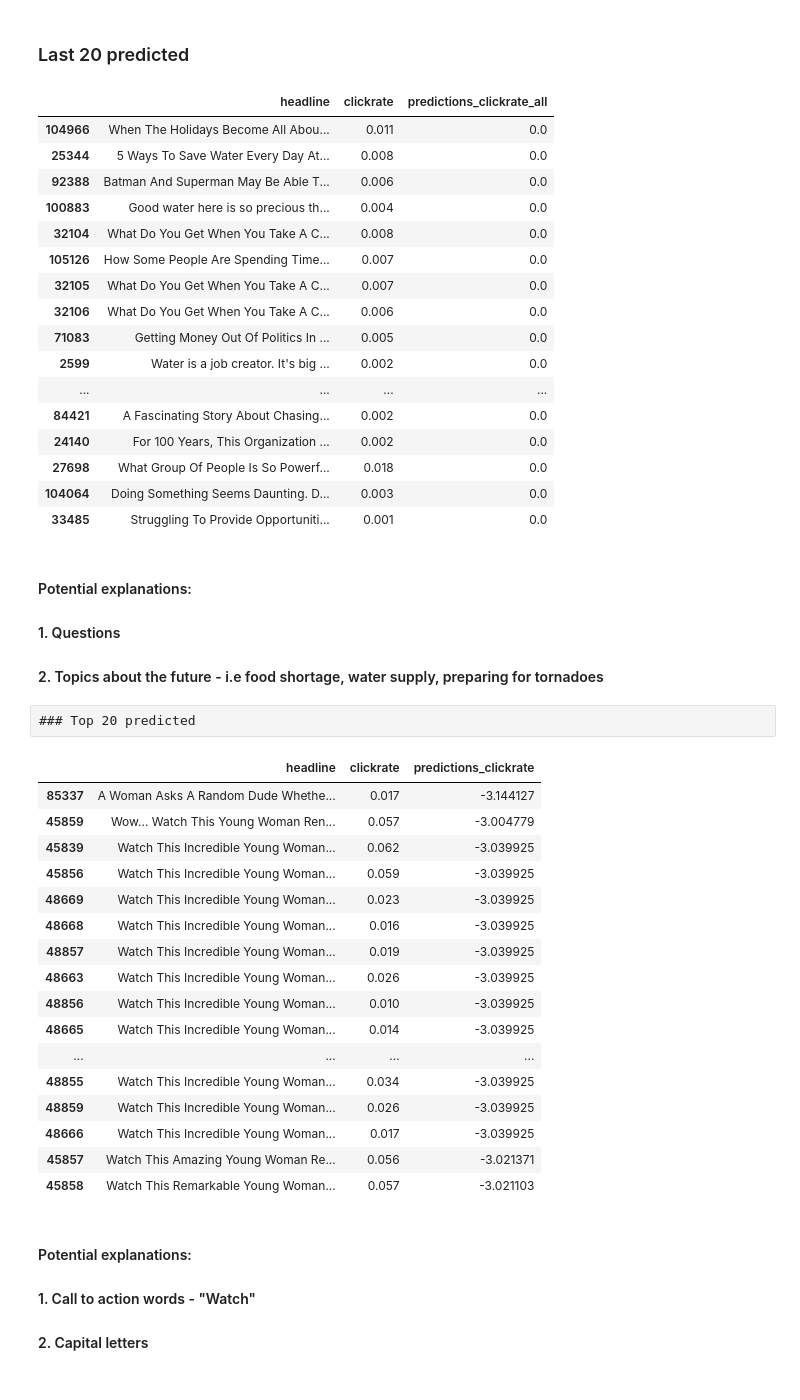
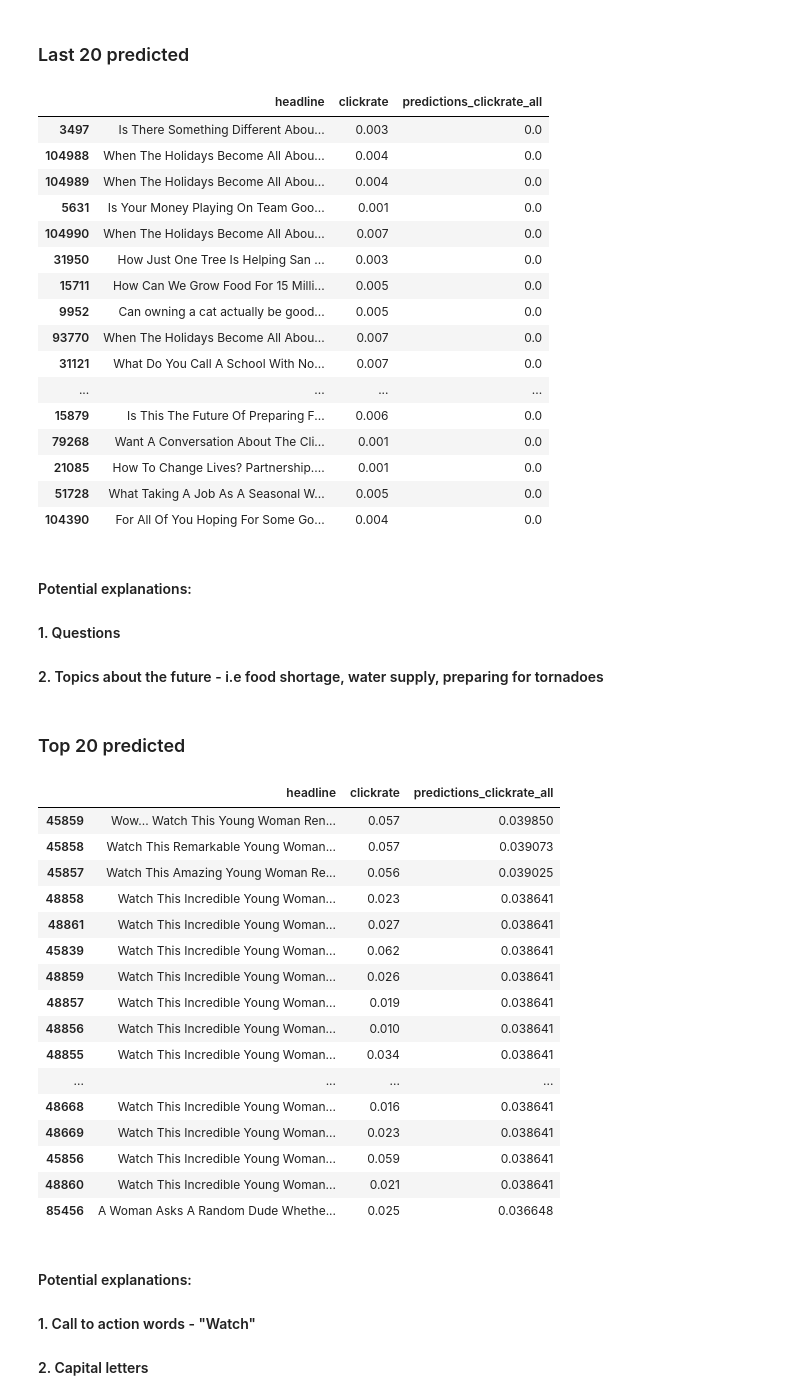
Before and after one commit to antschum/causal_headline_evaluator, a Jupyter notebook: 2023-28-11-Meeting.ipynb, the cells around one changed output. Cells and saved outputs as stored; diff of their text form; code cells hidden in the pictures.

```diff
--- a/2023-28-11-Meeting.ipynb
+++ b/2023-28-11-Meeting.ipynb
@@ -58,7 +58,7 @@ No GPU available, using the CPU instead.
 model = SentenceTransformer('paraphrase-MiniLM-L6-v2')
 # %%
 #Load data
-df = pd.read_csv("C:/Users/mldem/Downloads/upworthy-archive-datasets/upworthy-archive-confirmatory-packages-03.12.2020.csv", low_memory=False)
+df = pd.read_csv("../osfstorage-archive/upworthy-archive-datasets/upworthy-archive-confirmatory-packages-03.12.2020.csv", low_memory=False)
 #Delete some unnecessary columns
 df.columns
 delete_cols = ["created_at","updated_at","share_text","square"]
@@ -190,52 +211,52 @@ Ridge Regression R2 for click difference: 0.17715031350380062
 ### Last 20 predicted
 # %%
 #last 20 predicted
-df.sort_values(["predictions_clickrate_all"]).loc[:,['headline',"clickrate","predictions_clickrate_all"]][:20]
+df.sort_values(["predictions_clickrate_all"],ascending=True).loc[:,['headline',"clickrate","predictions_clickrate_all"]][:40]
 # %% [output]
 |  | headline | clickrate | predictions_clickrate_all |
-| 104966 | When The Holidays Become All Abou... | 0.011 | 0.0 |
-| 25344 | 5 Ways To Save Water Every Day At... | 0.008 | 0.0 |
-| 92388 | Batman And Superman May Be Able T... | 0.006 | 0.0 |
-| 100883 | Good water here is so precious th... | 0.004 | 0.0 |
-| 32104 | What Do You Get When You Take A C... | 0.008 | 0.0 |
-| 105126 | How Some People Are Spending Time... | 0.007 | 0.0 |
-| 32105 | What Do You Get When You Take A C... | 0.007 | 0.0 |
-| 32106 | What Do You Get When You Take A C... | 0.006 | 0.0 |
-| 71083 | Getting Money Out Of Politics In ... | 0.005 | 0.0 |
-| 2599 | Water is a job creator. It's big ... | 0.002 | 0.0 |
+| 3497 | Is There Something Different Abou... | 0.003 | 0.0 |
+| 104988 | When The Holidays Become All Abou... | 0.004 | 0.0 |
+| 104989 | When The Holidays Become All Abou... | 0.004 | 0.0 |
+| 5631 | Is Your Money Playing On Team Goo... | 0.001 | 0.0 |
+| 104990 | When The Holidays Become All Abou... | 0.007 | 0.0 |
+| 31950 | How Just One Tree Is Helping San ... | 0.003 | 0.0 |
+| 15711 | How Can We Grow Food For 15 Milli... | 0.005 | 0.0 |
+| 9952 | Can owning a cat actually be good... | 0.005 | 0.0 |
+| 93770 | When The Holidays Become All Abou... | 0.007 | 0.0 |
+| 31121 | What Do You Call A School With No... | 0.007 | 0.0 |
 | ... | ... | ... | ... |
-| 84421 | A Fascinating Story About Chasing... | 0.002 | 0.0 |
-| 24140 | For 100 Years, This Organization ... | 0.002 | 0.0 |
-| 27698 | What Group Of People Is So Powerf... | 0.018 | 0.0 |
-| 104064 | Doing Something Seems Daunting. D... | 0.003 | 0.0 |
-| 33485 | Struggling To Provide Opportuniti... | 0.001 | 0.0 |
+| 15879 | Is This The Future Of Preparing F... | 0.006 | 0.0 |
+| 79268 | Want A Conversation About The Cli... | 0.001 | 0.0 |
+| 21085 | How To Change Lives? Partnership.... | 0.001 | 0.0 |
+| 51728 | What Taking A Job As A Seasonal W... | 0.005 | 0.0 |
+| 104390 | For All Of You Hoping For Some Go... | 0.004 | 0.0 |
 # %% [markdown]
 #### Potential explanations:
 #### 1. Questions
 #### 2. Topics about the future - i.e food shortage, water supply, preparing for tornadoes
-# %% [raw]
-### Top 20 predicted
+# %% [markdown]
+### Top 20 predicted
 # %%
 
-df.sort_values(["predictions"]).loc[:,['headline',"clickrate","predictions_clickrate"]][-20:]
+df.sort_values(["predictions_clickrate_all"],ascending=False).loc[:,['headline',"clickrate","predictions_clickrate_all"]][:20]
 # %% [output]
-|  | headline | clickrate | predictions_clickrate |
-| 85337 | A Woman Asks A Random Dude Whethe... | 0.017 | -3.144127 |
-| 45859 | Wow... Watch This Young Woman Ren... | 0.057 | -3.004779 |
-| 45839 | Watch This Incredible Young Woman... | 0.062 | -3.039925 |
-| 45856 | Watch This Incredible Young Woman... | 0.059 | -3.039925 |
-| 48669 | Watch This Incredible Young Woman... | 0.023 | -3.039925 |
-| 48668 | Watch This Incredible Young Woman... | 0.016 | -3.039925 |
-| 48857 | Watch This Incredible Young Woman... | 0.019 | -3.039925 |
-| 48663 | Watch This Incredible Young Woman... | 0.026 | -3.039925 |
-| 48856 | Watch This Incredible Young Woman... | 0.010 | -3.039925 |
-| 48665 | Watch This Incredible Young Woman... | 0.014 | -3.039925 |
+|  | headline | clickrate | predictions_clickrate_all |
+| 45859 | Wow... Watch This Young Woman Ren... | 0.057 | 0.039850 |
+| 45858 | Watch This Remarkable Young Woman... | 0.057 | 0.039073 |
+| 45857 | Watch This Amazing Young Woman Re... | 0.056 | 0.039025 |
+| 48858 | Watch This Incredible Young Woman... | 0.023 | 0.038641 |
+| 48861 | Watch This Incredible Young Woman... | 0.027 | 0.038641 |
+| 45839 | Watch This Incredible Young Woman... | 0.062 | 0.038641 |
+| 48859 | Watch This Incredible Young Woman... | 0.026 | 0.038641 |
+| 48857 | Watch This Incredible Young Woman... | 0.019 | 0.038641 |
+| 48856 | Watch This Incredible Young Woman... | 0.010 | 0.038641 |
+| 48855 | Watch This Incredible Young Woman... | 0.034 | 0.038641 |
 | ... | ... | ... | ... |
-| 48855 | Watch This Incredible Young Woman... | 0.034 | -3.039925 |
-| 48859 | Watch This Incredible Young Woman... | 0.026 | -3.039925 |
-| 48666 | Watch This Incredible Young Woman... | 0.017 | -3.039925 |
-| 45857 | Watch This Amazing Young Woman Re... | 0.056 | -3.021371 |
-| 45858 | Watch This Remarkable Young Woman... | 0.057 | -3.021103 |
+| 48668 | Watch This Incredible Young Woman... | 0.016 | 0.038641 |
+| 48669 | Watch This Incredible Young Woman... | 0.023 | 0.038641 |
+| 45856 | Watch This Incredible Young Woman... | 0.059 | 0.038641 |
+| 48860 | Watch This Incredible Young Woman... | 0.021 | 0.038641 |
+| 85456 | A Woman Asks A Random Dude Whethe... | 0.025 | 0.036648 |
 # %% [markdown]
 #### Potential explanations:
 #### 1. Call to action words - "Watch"
```
Also changed, not shown: parts of 9 cells of this notebook.
